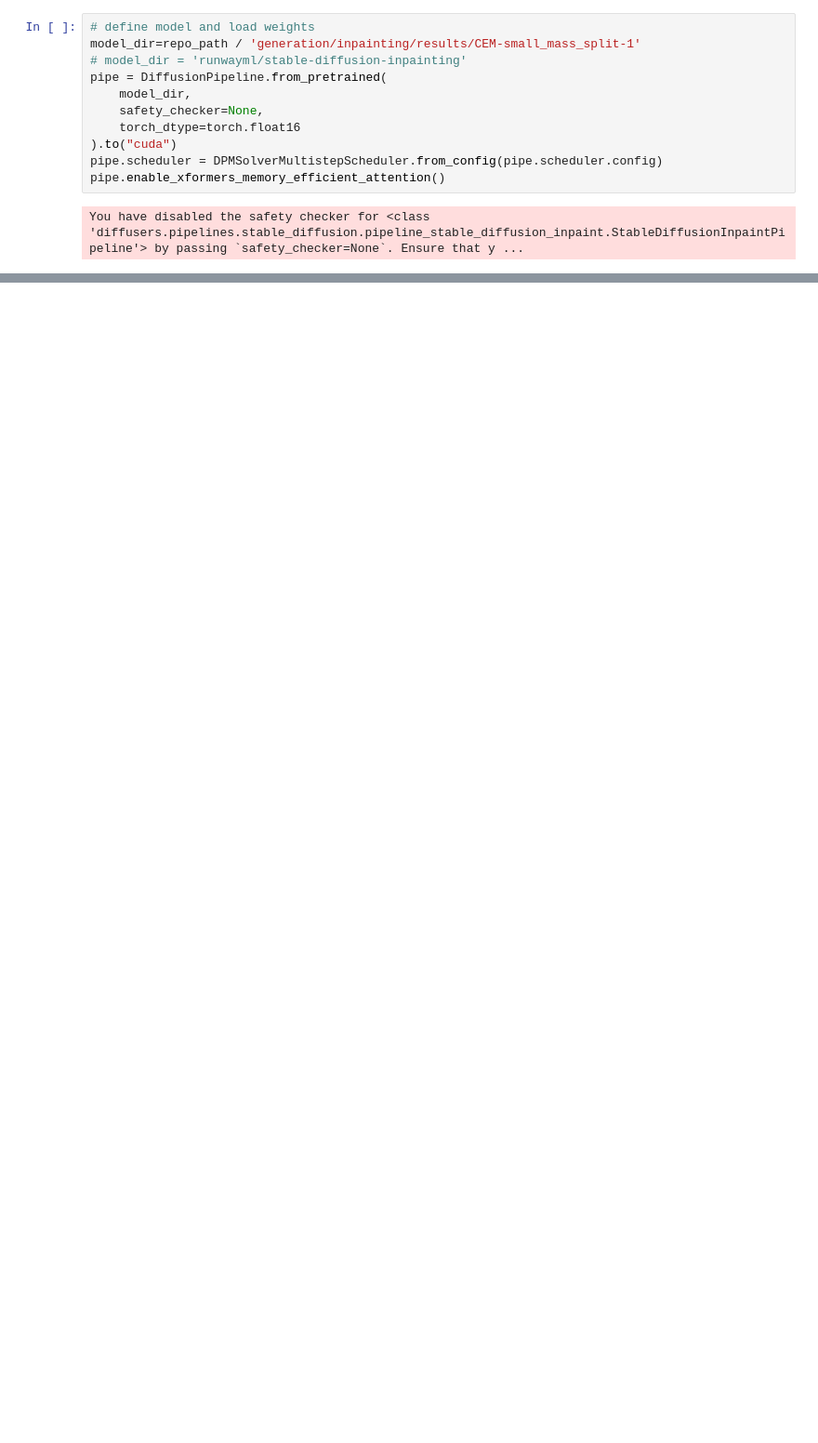
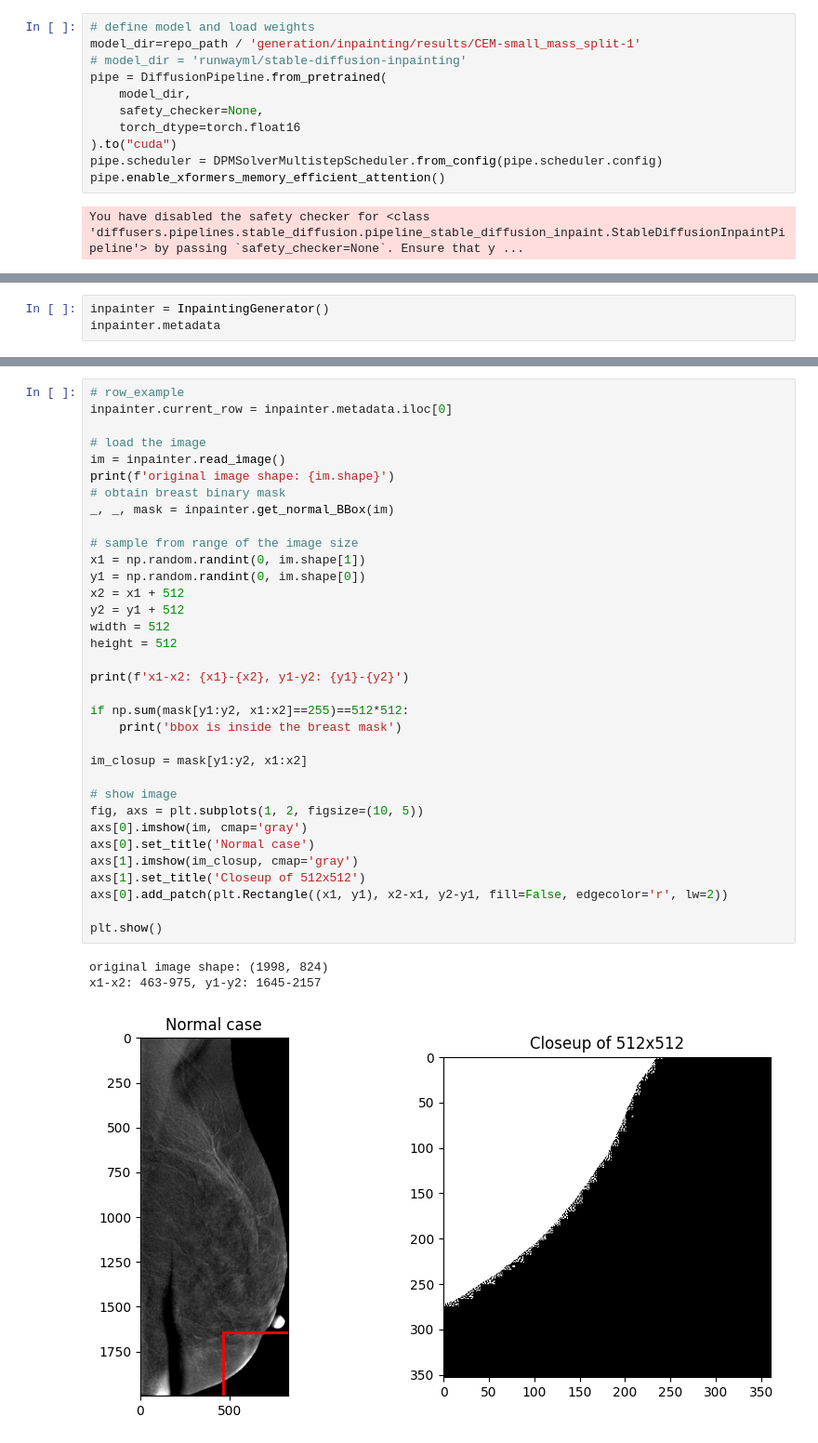
Before and after one commit to Likalto4/CEM-Detect, a Jupyter notebook: generation/inpainting/inference/inpainting_high_quality.ipynb, the cells around one changed output, grey strips where cells are left out. Shown at 93% size. Cells and saved outputs as stored; diff of their text form; blank space fills up the shorter version.

```diff
--- a/generation/inpainting/inference/inpainting_high_quality.ipynb
+++ b/generation/inpainting/inference/inpainting_high_quality.ipynb
@@ -228,0 +357,3 @@ plt.show()
+# %%
+inpainter = InpaintingGenerator()
+inpainter.metadata
@@ -228,0 +374,38 @@ plt.show()
+# %%
+# row_example
+inpainter.current_row = inpainter.metadata.iloc[0]
+
+# load the image
+im = inpainter.read_image()
+print(f'original image shape: {im.shape}')
+# obtain breast binary mask
+_, _, mask = inpainter.get_normal_BBox(im)
+
+# sample from range of the image size
+x1 = np.random.randint(0, im.shape[1])
+y1 = np.random.randint(0, im.shape[0])
+x2 = x1 + 512
+y2 = y1 + 512
+width = 512
+height = 512
+
+print(f'x1-x2: {x1}-{x2}, y1-y2: {y1}-{y2}')
+
+if np.sum(mask[y1:y2, x1:x2]==255)==512*512:
+    print('bbox is inside the breast mask')
+
+im_closup = mask[y1:y2, x1:x2]
+
+# show image
+fig, axs = plt.subplots(1, 2, figsize=(10, 5))
+axs[0].imshow(im, cmap='gray')
+axs[0].set_title('Normal case')
+axs[1].imshow(im_closup, cmap='gray')
+axs[1].set_title('Closeup of 512x512')
+axs[0].add_patch(plt.Rectangle((x1, y1), x2-x1, y2-y1, fill=False, edgecolor='r', lw=2))
+
+plt.show()
+# %% [output]
+original image shape: (1998, 824)
+x1-x2: 463-975, y1-y2: 1645-2157
+[figure, added]
```
Also changed, not shown: parts of 14 cells of this notebook.
